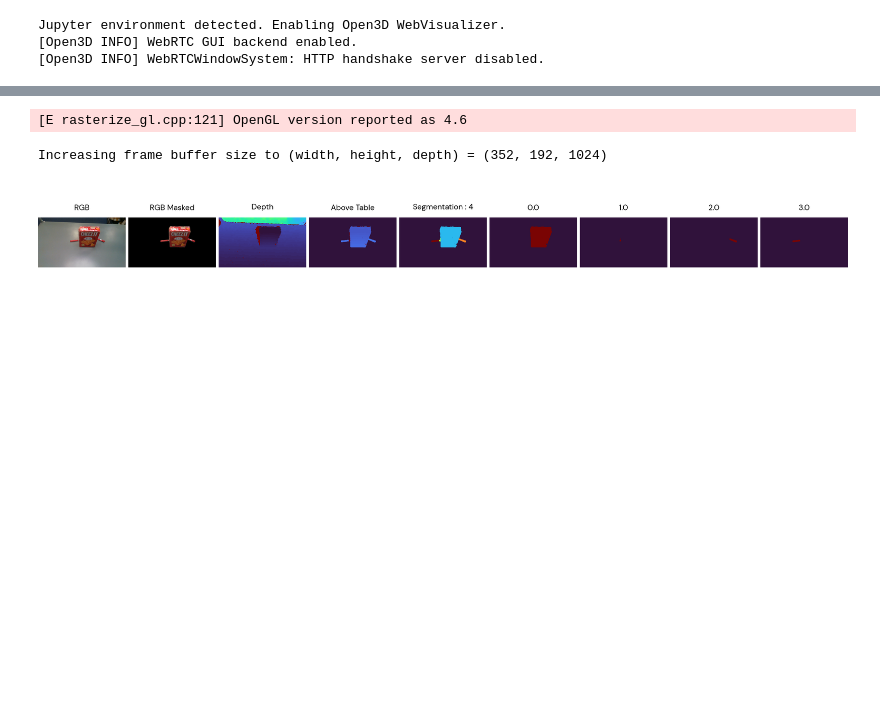
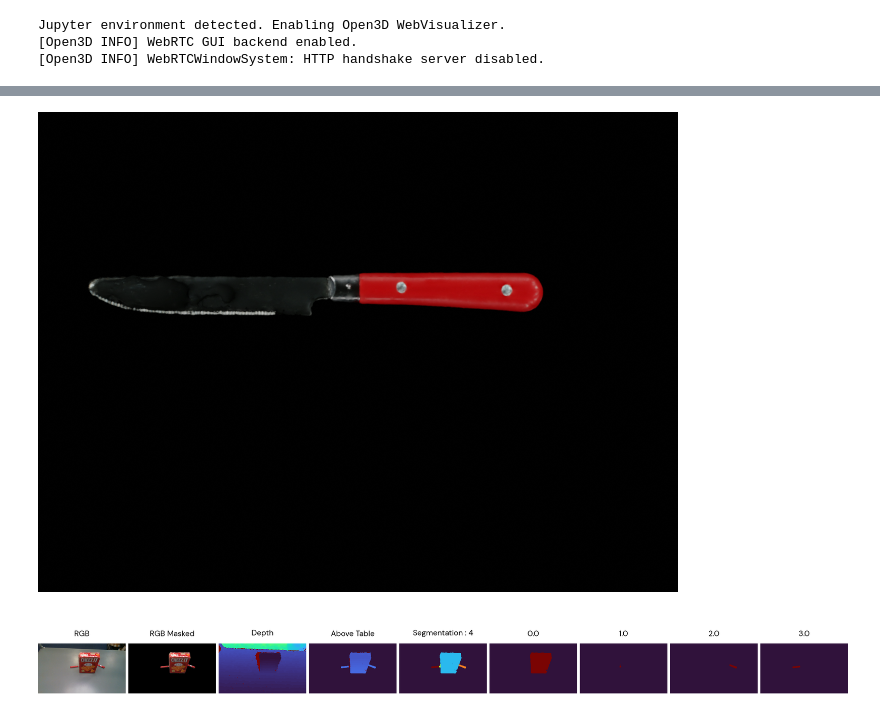
Before and after one commit to probcomp/bayes3d, a Jupyter notebook: experiments/posterior_uncertainty/class_uncertainty.ipynb, the cells around one changed output, grey strips where cells are left out. Saved outputs shown, nothing was run; the diff lists cells and outputs as text; code cells hidden in the pictures; blank space fills up the shorter version.

```diff
--- a/experiments/posterior_uncertainty/class_uncertainty.ipynb
+++ b/experiments/posterior_uncertainty/class_uncertainty.ipynb
@@ -37,8 +50,8 @@ http://127.0.0.1:7002/static/
 # %%
-test_pkl_file = os.path.join(j.utils.get_assets_dir(),"sample_imgs/knife_spoon_box_real.pkl")
-
-file = open(test_pkl_file,'rb')
-camera_images = pickle.load(file)["camera_images"]
-images = [j.RGBD.construct_from_camera_image(c) for c in camera_images]
-intrinsics = j.camera.scale_camera_parameters(images[0].intrinsics, 0.4)
-j.get_rgb_image(images[0].rgb)
+top_level_dir = os.path.dirname(os.path.dirname(pybullet_planning.__file__))
+mesh_names = ["knife", "spoon", "cracker_box", ]
+mesh_paths = [
+    os.path.join(top_level_dir,"models/srl/ycb/032_knife/textured.obj"),
+    os.path.join(top_level_dir,"models/srl/ycb/031_spoon/textured.obj"),
+    os.path.join(top_level_dir,"models/srl/ycb/003_cracker_box/textured.obj"),
+]
@@ -46,0 +58,5 @@ j.get_rgb_image(images[0].rgb)
+# %%
+poses = jnp.array([
+    t3d.transform_from_pos(jnp.array([0.0, 0.0, 0.5])),
+    t3d.transform_from_pos(jnp.array([0.2, 0.2, 0.5]))
+])
@@ -46,0 +67,5 @@ j.get_rgb_image(images[0].rgb)
+# %%
+rgbds = j.kubric_interface.render_multiobject_parallel(
+    mesh_paths[:2], poses[None,...],
+    intrinsics, scaling_factor=1.0, lighting=5.0
+)
@@ -47,17 +95,7 @@ j.get_rgb_image(images[0].rgb)
 # %%
-renderer = j.Renderer(intrinsics)
-top_level_dir = os.path.dirname(os.path.dirname(pybullet_planning.__file__))
-mesh_names = ["knife", "spoon", "cracker_box", ]
-model_paths = [
-    os.path.join(top_level_dir,"models/srl/ycb/032_knife/textured.obj"),
-    os.path.join(top_level_dir,"models/srl/ycb/031_spoon/textured.obj"),
-    os.path.join(top_level_dir,"models/srl/ycb/003_cracker_box/textured.obj"),
-]
-for (path, n) in zip(model_paths, mesh_names):
-    renderer.add_mesh(j.mesh.center_mesh(trimesh.load(path)),n)
+j.get_rgb_image(rgbds[0].rgb)
 # %% [output]
-[E rasterize_gl.cpp:121] OpenGL version reported as 4.6
-Increasing frame buffer size to (width, height, depth) = (352, 192, 1024)
+[figure, added]
 # %%
 image = images[0]
 # %%
```
Also changed, not shown: parts of 5 cells of this notebook, 3 other files.
